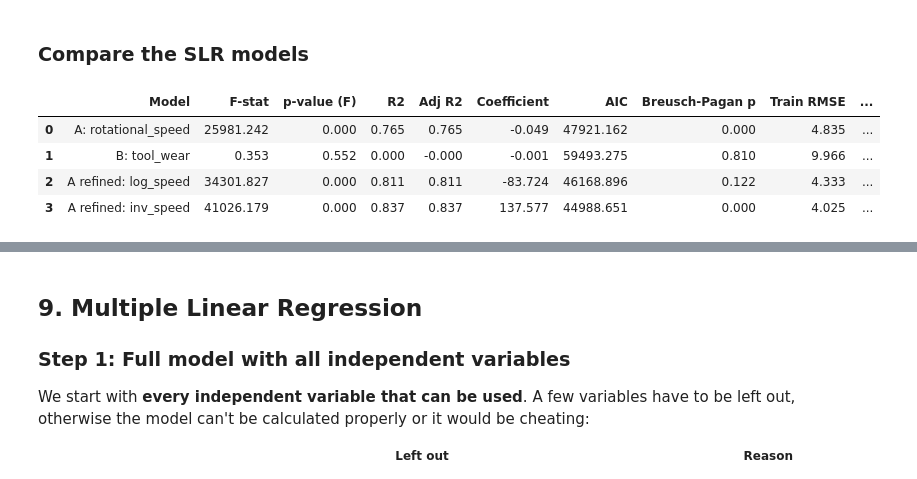
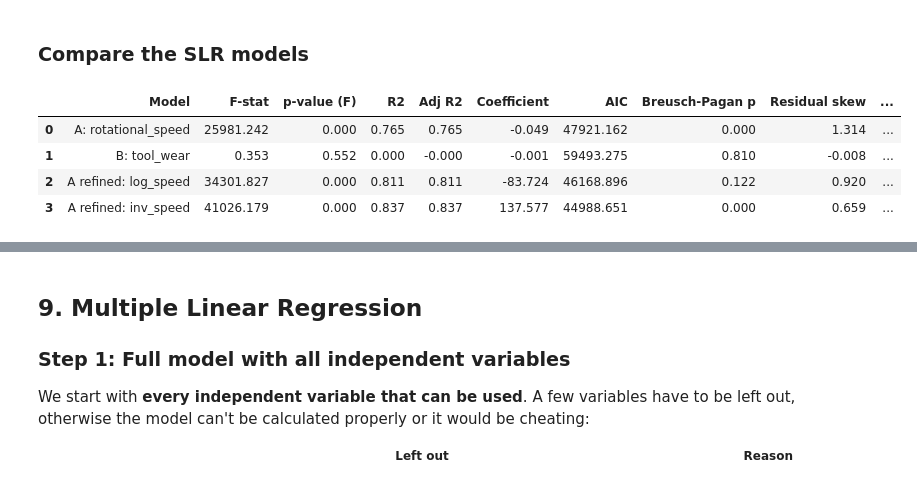
Before and after one commit to DavisenV/Group1-PROG8431-ProblemAnalysis_Workshop_C, a Jupyter notebook: Workshop_C.ipynb, the cells around one changed output, grey strips where cells are left out. Saved outputs shown, nothing was run; the diff lists cells and outputs as text; code cells hidden in the pictures.

```diff
--- a/Workshop_C.ipynb
+++ b/Workshop_C.ipynb
@@ -1165,31 +1165,32 @@ plt.show()
 # %%
 slr_models = {
     "A: rotational_speed": (slr_a, RMSE_trn_a, RMSE_tst_a),
     "B: tool_wear": (slr_b, RMSE_trn_b, RMSE_tst_b),
     "A refined: log_speed": (slr_log, RMSE_trn_log, RMSE_tst_log),
     "A refined: inv_speed": (slr_inv, RMSE_trn_inv, RMSE_tst_inv),
 }
 
 slr_compare = pd.DataFrame({
     "Model": list(slr_models),
     "F-stat": [m.fvalue for m, _, _ in slr_models.values()],
     "p-value (F)": [m.f_pvalue for m, _, _ in slr_models.values()],
     "R2": [m.rsquared for m, _, _ in slr_models.values()],
     "Adj R2": [m.rsquared_adj for m, _, _ in slr_models.values()],
     "Coefficient": [m.params.iloc[1] for m, _, _ in slr_models.values()],
     "AIC": [m.aic for m, _, _ in slr_models.values()],
     "Breusch-Pagan p": [het_breuschpagan(m.resid, m.model.exog)[1] for m, _, _ in slr_models.values()],
+    "Residual skew": [m.resid.skew() for m, _, _ in slr_models.values()],
     "Train RMSE": [trn for _, trn, _ in slr_models.values()],
     "Test RMSE": [tst for _, _, tst in slr_models.values()],
 })
 
 slr_compare.round(3)
 # %% [output]
-|  | Model | F-stat | p-value (F) | R2 | Adj R2 | Coefficient | AIC | Breusch-Pagan p | Train RMSE | ... |
-| 0 | A: rotational_speed | 25981.242 | 0.000 | 0.765 | 0.765 | -0.049 | 47921.162 | 0.000 | 4.835 | ... |
-| 1 | B: tool_wear | 0.353 | 0.552 | 0.000 | -0.000 | -0.001 | 59493.275 | 0.810 | 9.966 | ... |
-| 2 | A refined: log_speed | 34301.827 | 0.000 | 0.811 | 0.811 | -83.724 | 46168.896 | 0.122 | 4.333 | ... |
-| 3 | A refined: inv_speed | 41026.179 | 0.000 | 0.837 | 0.837 | 137.577 | 44988.651 | 0.000 | 4.025 | ... |
+|  | Model | F-stat | p-value (F) | R2 | Adj R2 | Coefficient | AIC | Breusch-Pagan p | Residual skew | ... |
+| 0 | A: rotational_speed | 25981.242 | 0.000 | 0.765 | 0.765 | -0.049 | 47921.162 | 0.000 | 1.314 | ... |
+| 1 | B: tool_wear | 0.353 | 0.552 | 0.000 | -0.000 | -0.001 | 59493.275 | 0.810 | -0.008 | ... |
+| 2 | A refined: log_speed | 34301.827 | 0.000 | 0.811 | 0.811 | -83.724 | 46168.896 | 0.122 | 0.920 | ... |
+| 3 | A refined: inv_speed | 41026.179 | 0.000 | 0.837 | 0.837 | 137.577 | 44988.651 | 0.000 | 0.659 | ... |
 # %% [markdown]
 ### Which SLR model is better? **Model A (rotational_speed) is clearly superior.**
 
```
Also changed, not shown: parts of 10 cells of this notebook.
